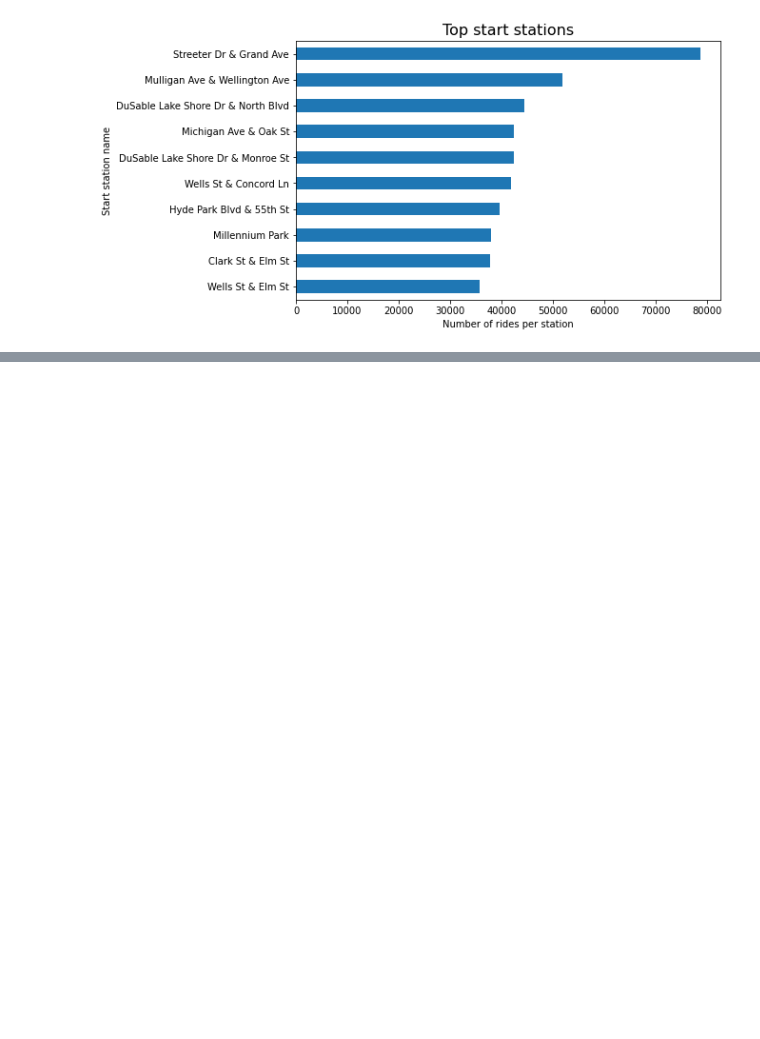
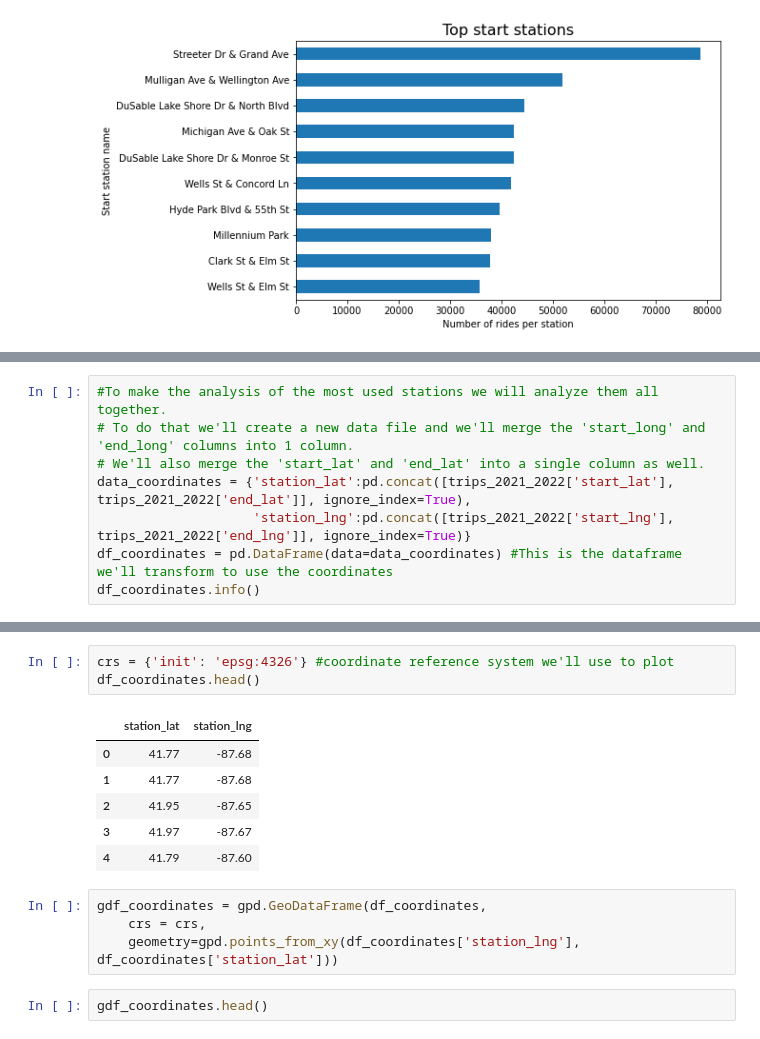
Before and after one commit to AlvaroValdelamar/Google-Data-Capstone-Project, a Jupyter notebook: src/main_script.ipynb, the cells around one changed output, grey strips where cells are left out. Cells and saved outputs as stored; diff of their text form; blank space fills up the shorter version.

```diff
--- a/src/main_script.ipynb
+++ b/src/main_script.ipynb
@@ -771,0 +804,8 @@ import geopandas as gpd
+# %%
+#To make the analysis of the most used stations we will analyze them all together.
+# To do that we'll create a new data file and we'll merge the 'start_long' and 'end_long' columns into 1 column.
+# We'll also merge the 'start_lat' and 'end_lat' into a single column as well.
+data_coordinates = {'station_lat':pd.concat([trips_2021_2022['start_lat'], trips_2021_2022['end_lat']], ignore_index=True),
+                    'station_lng':pd.concat([trips_2021_2022['start_lng'], trips_2021_2022['end_lng']], ignore_index=True)}
+df_coordinates = pd.DataFrame(data=data_coordinates) #This is the dataframe we'll transform to use the coordinates
+df_coordinates.info()
@@ -771,0 +822,16 @@ import geopandas as gpd
+# %%
+crs = {'init': 'epsg:4326'} #coordinate reference system we'll use to plot
+df_coordinates.head()
+# %% [output]
+|  | station_lat | station_lng |
+| 0 | 41.77 | -87.68 |
+| 1 | 41.77 | -87.68 |
+| 2 | 41.95 | -87.65 |
+| 3 | 41.97 | -87.67 |
+| 4 | 41.79 | -87.60 |
+# %%
+gdf_coordinates = gpd.GeoDataFrame(df_coordinates,
+    crs = crs,
+    geometry=gpd.points_from_xy(df_coordinates['station_lng'], df_coordinates['station_lat']))
+# %%
+gdf_coordinates.head()
```
Also changed, not shown: parts of 7 cells of this notebook, 2 other files.
